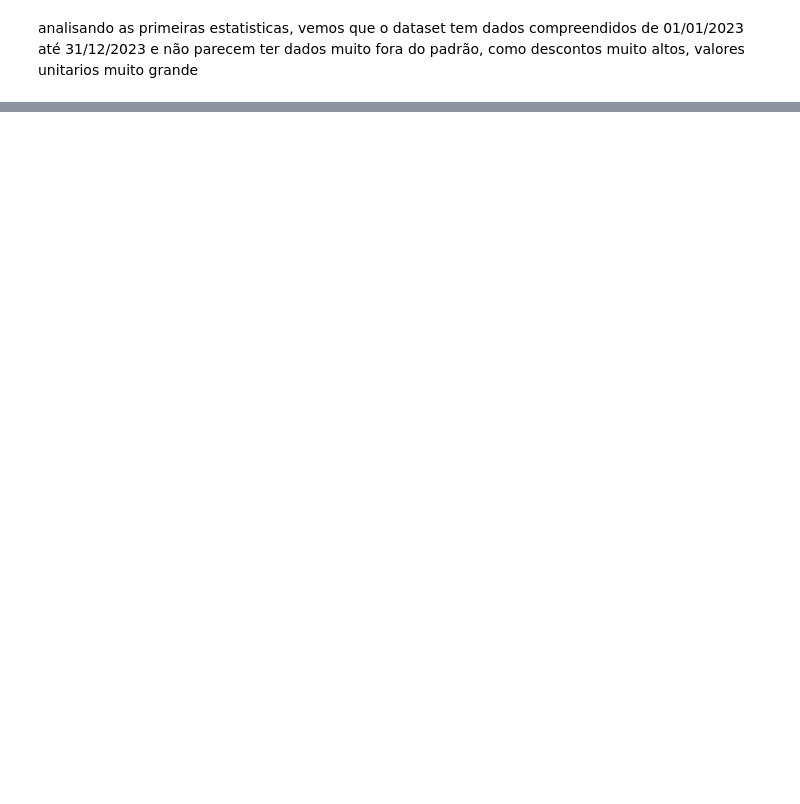
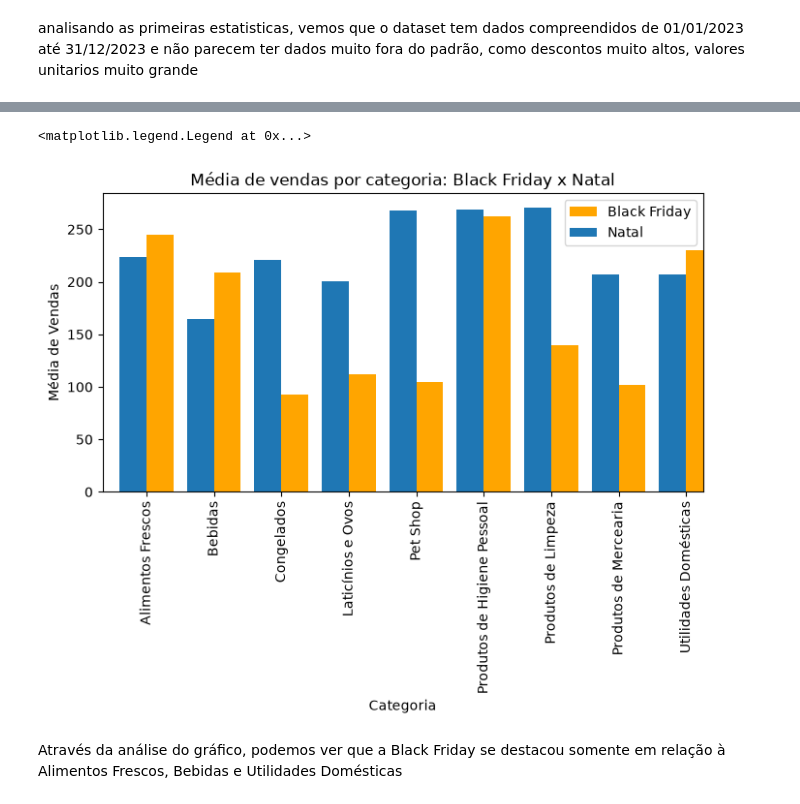
Before and after one commit to missmaryz/Projeto_Analise_Exploratoria_Caixaverso, a Jupyter notebook: Projeto_Mariana_Meneses.ipynb, the cells around one changed output, grey strips where cells are left out. Cells and saved outputs as stored; diff of their text form; code cells hidden in the pictures; blank space fills up the shorter version.

```diff
--- a/Projeto_Mariana_Meneses.ipynb
+++ b/Projeto_Mariana_Meneses.ipynb
@@ -143,0 +166,2 @@ vendas_categoria_mes.plot(kind='bar')
+# %%
+vendas['faixa etaria'] = pd.cut(vendas['Idade'], bins=[17, 36, 60, 100], labels=['jovem', 'adulto', 'idoso'])
@@ -143,0 +191,2 @@ vendas_categoria_mes.plot(kind='bar')
+# %%
+vendas['dias_semana'] = vendas['Data'].dt.day_name(locale='pt_BR')
@@ -143,0 +260,3 @@ vendas_categoria_mes.plot(kind='bar')
+# %%
+vendas_black = vendas[(vendas['Data'] == '2023-11-24')]
+vendas_fora_black = vendas[(vendas['Data'] < '2023-11-24') | (vendas['Data'] > '2023-11-24')]
@@ -143,0 +365,2 @@ vendas_categoria_mes.plot(kind='bar')
+# %%
+vendas_natal = vendas[(vendas['Data'] < '2023-12-25') & (vendas['Data'] > '2023-12-18')]
@@ -143,0 +402,29 @@ vendas_categoria_mes.plot(kind='bar')
+# %%
+vendas_black_categoria = vendas_black.groupby('Categoria')['Total_Venda'].mean()
+vendas_natal_categoria = vendas_natal.groupby('Categoria')['Total_Venda'].mean()
+
+ax = vendas_black_categoria.plot(
+    figsize=(8, 4),
+    kind='bar',
+    title='Média de vendas por categoria: Black Friday x Natal',
+    ylabel='Média de Vendas',
+    xlabel='Categoria',
+    grid=True,
+    position=0,
+    width=0.4,
+    color='orange'
+)
+
+vendas_natal_categoria.plot(
+    ax=ax,
+    kind='bar',
+    position=1,
+    width=0.4
+)
+
+ax.legend(['Black Friday', 'Natal'])
+# %% [output]
+<matplotlib.legend.Legend at 0x...>
+[figure, added]
+# %% [markdown]
+Através da análise do gráfico, podemos ver que a Black Friday se destacou somente em relação à Alimentos Frescos, Bebidas e Utilidades Domésticas
```
Also changed, not shown: parts of 70 cells of this notebook.
